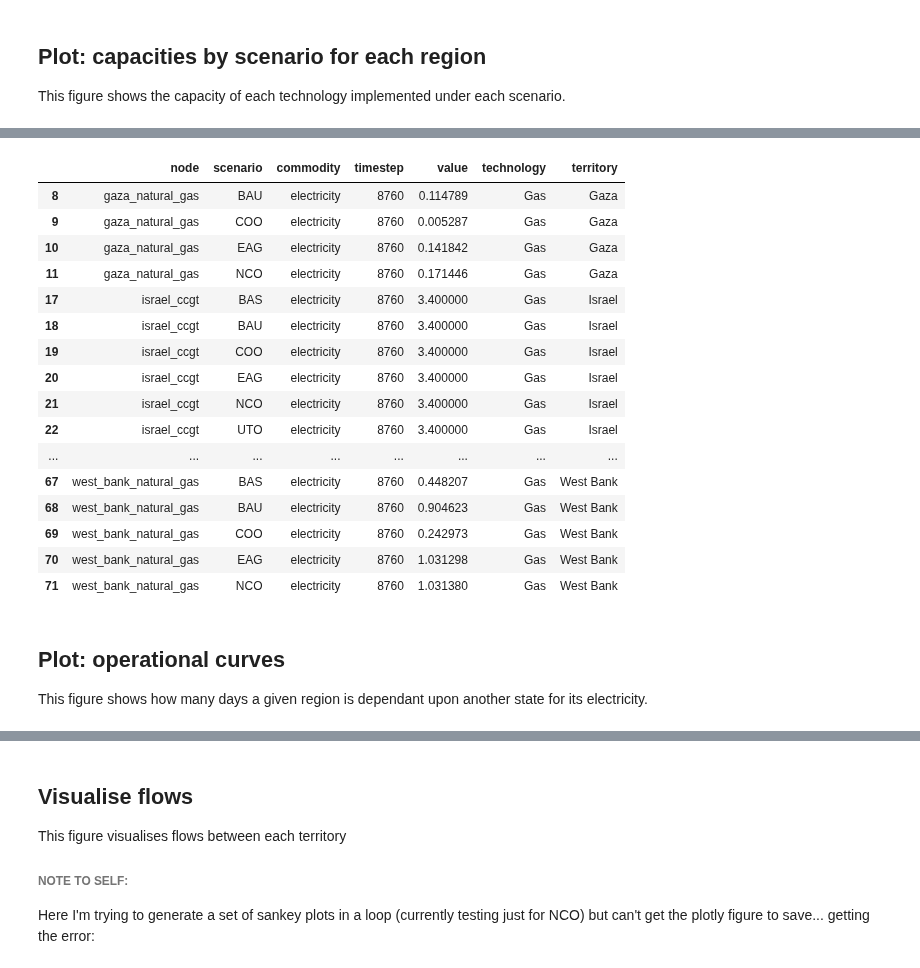
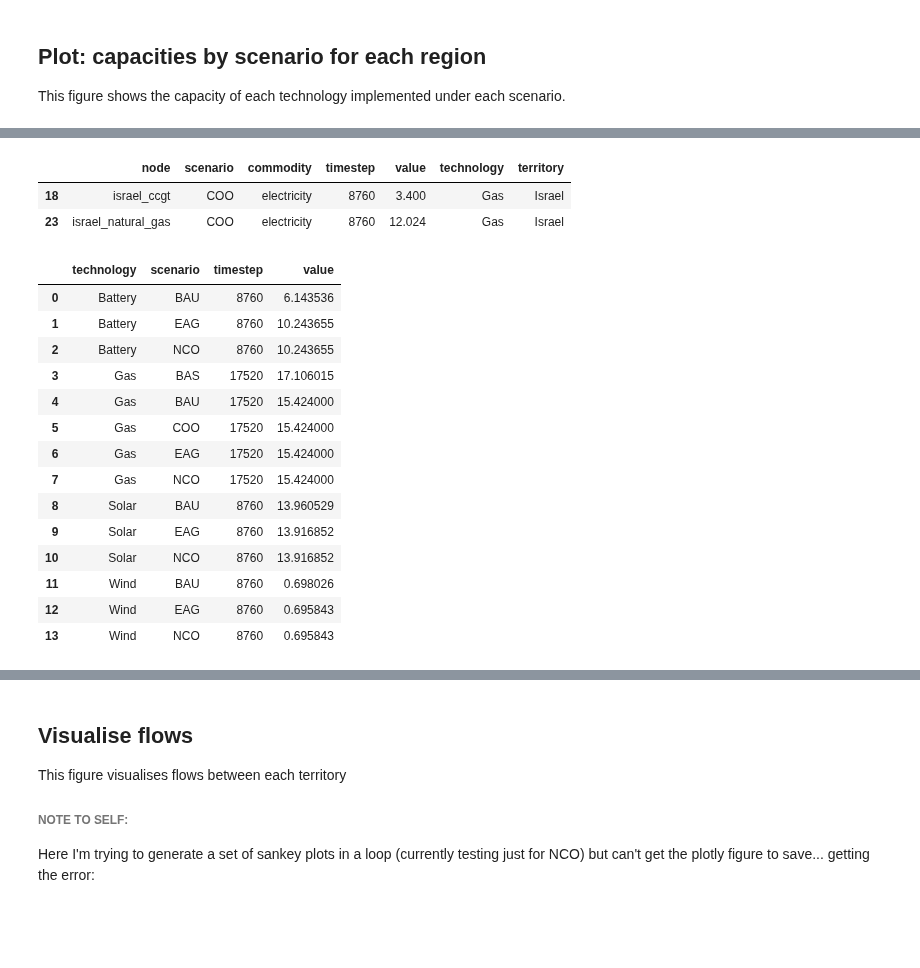
Before and after one commit to amanmajid/nextra, a Jupyter notebook: analysis/icae_results.ipynb, the cells around one changed output, grey strips where cells are left out. Drawn from its saved outputs; the diff is of its cells as text; code cells hidden in the pictures; blank space fills up the shorter version.

```diff
--- a/analysis/icae_results.ipynb
+++ b/analysis/icae_results.ipynb
@@ -308,24 +309,29 @@ f.savefig('../outputs/figures/supp_capacity_by_scenario.pdf',bbox_inches='tight'
 # %%
-caps[caps.technology == 'Gas']
+caps[(caps.territory == 'Israel') & (caps.scenario == 'COO')]
 # %% [output]
 |  | node | scenario | commodity | timestep | value | technology | territory |
-| 8 | gaza_natural_gas | BAU | electricity | 8760 | 0.114789 | Gas | Gaza |
-| 9 | gaza_natural_gas | COO | electricity | 8760 | 0.005287 | Gas | Gaza |
-| 10 | gaza_natural_gas | EAG | electricity | 8760 | 0.141842 | Gas | Gaza |
-| 11 | gaza_natural_gas | NCO | electricity | 8760 | 0.171446 | Gas | Gaza |
-| 17 | israel_ccgt | BAS | electricity | 8760 | 3.400000 | Gas | Israel |
-| 18 | israel_ccgt | BAU | electricity | 8760 | 3.400000 | Gas | Israel |
-| 19 | israel_ccgt | COO | electricity | 8760 | 3.400000 | Gas | Israel |
-| 20 | israel_ccgt | EAG | electricity | 8760 | 3.400000 | Gas | Israel |
-| 21 | israel_ccgt | NCO | electricity | 8760 | 3.400000 | Gas | Israel |
-| 22 | israel_ccgt | UTO | electricity | 8760 | 3.400000 | Gas | Israel |
-| ... | ... | ... | ... | ... | ... | ... | ... |
-| 67 | west_bank_natural_gas | BAS | electricity | 8760 | 0.448207 | Gas | West Bank |
-| 68 | west_bank_natural_gas | BAU | electricity | 8760 | 0.904623 | Gas | West Bank |
-| 69 | west_bank_natural_gas | COO | electricity | 8760 | 0.242973 | Gas | West Bank |
-| 70 | west_bank_natural_gas | EAG | electricity | 8760 | 1.031298 | Gas | West Bank |
-| 71 | west_bank_natural_gas | NCO | electricity | 8760 | 1.031380 | Gas | West Bank |
+| 18 | israel_ccgt | COO | electricity | 8760 | 3.400 | Gas | Israel |
+| 23 | israel_natural_gas | COO | electricity | 8760 | 12.024 | Gas | Israel |
-# %% [markdown]
-## Plot: operational curves
-
-This figure shows how many days a given region is dependant upon another state for its electricity.
+# %%
+i = 1
+
+idx_caps = caps.loc[caps.territory == caps.territory.unique()[i]].reset_index(drop=True)
+idx_caps = idx_caps.sort_values(by='scenario')
+idx_caps = idx_caps.groupby(by=['technology','scenario']).sum().reset_index()
+idx_caps
+# %% [output]
+|  | technology | scenario | timestep | value |
+| 0 | Battery | BAU | 8760 | 6.143536 |
+| 1 | Battery | EAG | 8760 | 10.243655 |
+| 2 | Battery | NCO | 8760 | 10.243655 |
+| 3 | Gas | BAS | 17520 | 17.106015 |
+| 4 | Gas | BAU | 17520 | 15.424000 |
+| 5 | Gas | COO | 17520 | 15.424000 |
+| 6 | Gas | EAG | 17520 | 15.424000 |
+| 7 | Gas | NCO | 17520 | 15.424000 |
+| 8 | Solar | BAU | 8760 | 13.960529 |
+| 9 | Solar | EAG | 8760 | 13.916852 |
+| 10 | Solar | NCO | 8760 | 13.916852 |
+| 11 | Wind | BAU | 8760 | 0.698026 |
+| 12 | Wind | EAG | 8760 | 0.695843 |
+| 13 | Wind | NCO | 8760 | 0.695843 |
```
Also changed, not shown: parts of 4 cells of this notebook, 24 other files.
